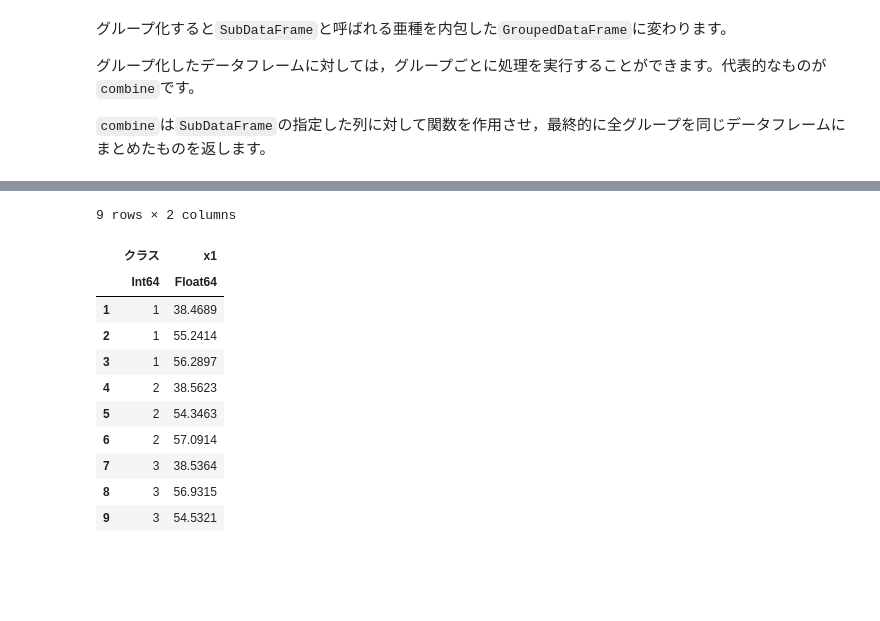
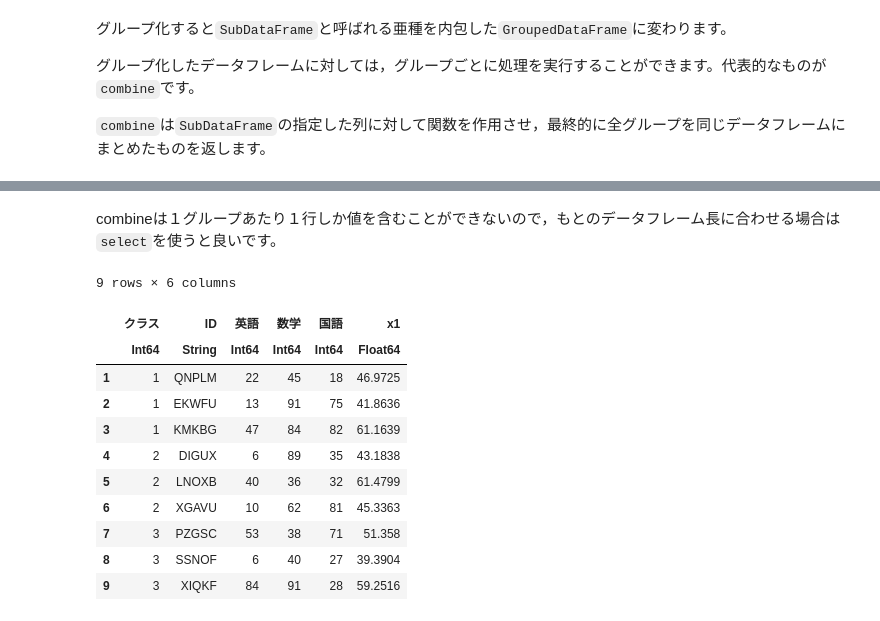
Before and after one commit to takuizum/julia, a Jupyter notebook: jupyter/DataFrames_v_0_22_0.ipynb, the cells around one changed output, grey strips where cells are left out. Cells and saved outputs as stored; diff of their text form; code cells hidden in the pictures; blank space fills up the shorter version.

```diff
--- a/jupyter/DataFrames_v_0_22_0.ipynb
+++ b/jupyter/DataFrames_v_0_22_0.ipynb
@@ -470,20 +529,22 @@ end
+# %% [markdown]
+combineは１グループあたり１行しか値を含むことができないので，もとのデータフレーム長に合わせる場合は`select`を使うと良いです。
 # %%
-select(E) do sdf
+transform(E) do sdf
     m = mean(sdf.英語)
     s = std(sdf.英語)
     t = @. 10*(sdf.英語 - m)/s + 50
     t
 end
 # %% [output]
-9 rows × 2 columns
+9 rows × 6 columns
-|  | クラス | x1 |
-|  | Int64 | Float64 |
-| 1 | 1 | 38.4689 |
-| 2 | 1 | 55.2414 |
-| 3 | 1 | 56.2897 |
-| 4 | 2 | 38.5623 |
-| 5 | 2 | 54.3463 |
-| 6 | 2 | 57.0914 |
-| 7 | 3 | 38.5364 |
-| 8 | 3 | 56.9315 |
-| 9 | 3 | 54.5321 |
+|  | クラス | ID | 英語 | 数学 | 国語 | x1 |
+|  | Int64 | String | Int64 | Int64 | Int64 | Float64 |
+| 1 | 1 | QNPLM | 22 | 45 | 18 | 46.9725 |
+| 2 | 1 | EKWFU | 13 | 91 | 75 | 41.8636 |
+| 3 | 1 | KMKBG | 47 | 84 | 82 | 61.1639 |
+| 4 | 2 | DIGUX | 6 | 89 | 35 | 43.1838 |
+| 5 | 2 | LNOXB | 40 | 36 | 32 | 61.4799 |
+| 6 | 2 | XGAVU | 10 | 62 | 81 | 45.3363 |
+| 7 | 3 | PZGSC | 53 | 38 | 71 | 51.358 |
+| 8 | 3 | SSNOF | 6 | 40 | 27 | 39.3904 |
+| 9 | 3 | XIQKF | 84 | 91 | 28 | 59.2516 |
```
Also changed, not shown: parts of 35 cells of this notebook.
